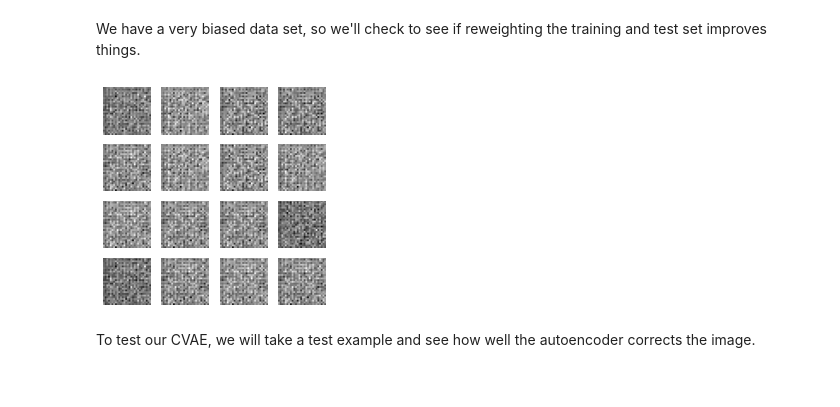
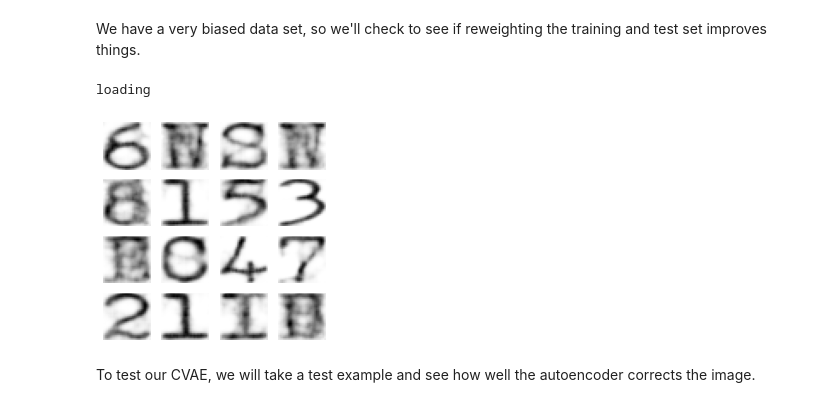
Before and after one commit to ggdhines/historical-transcriptions, a Jupyter notebook: notebooks/ocr followup.ipynb, the cells around one changed output. Saved outputs shown, nothing was run; the diff lists cells and outputs as text; code cells hidden in the pictures.

Commit message:
cleaned up model loading

```diff
--- a/notebooks/ocr followup.ipynb
+++ b/notebooks/ocr followup.ipynb
@@ -316,7 +316,7 @@ def train_step(model, x, optimizer):
     gradients = tape.gradient(loss, model.trainable_variables)
     optimizer.apply_gradients(zip(gradients, model.trainable_variables))
 # %%
-def generate_and_save_images(model, epoch, test_sample):
+def generate_images(model, epoch, test_sample):
     mean, logvar = model.encode(test_sample)
     z = model.reparameterize(mean, logvar)
     predictions = model.sample(z)
@@ -356,7 +356,7 @@ def train_model(train_images,test_images,model_name,epochs):
         shape=[num_examples_to_generate, latent_dim])
     model = CVAE(latent_dim)
 
-    generate_and_save_images(model, 0, test_sample)
+    generate_images(model, 0, test_sample)
     optimizer = tf.keras.optimizers.Adam(1e-4)
 
     for epoch in range(1, epochs + 1):
@@ -386,20 +386,34 @@ def load_or_train_model(train_images,test_images,model_name,epochs):
     """
     weights_file = f"{directory}weights_{model_name}"
 
-    if not os.path.exists(weights_file):
+    if not os.path.exists(weights_file+".index"):
         model = train_model(train_images,test_images,model_name,epochs)
         model.save_weights(weights_file)
     else:
+        print("loading")
+        latent_dim = 2
+        num_examples_to_generate = 16
+        batch_size = 64
+
         model = CVAE(latent_dim)
         model.load_weights(weights_file)
 
+        # show how the loaded model is doing
+        test_size = test_images.shape[0]
+        test_dataset = (tf.data.Dataset.from_tensor_slices(test_images)
+                    .shuffle(test_size).batch(batch_size))
+        for test_batch in test_dataset.take(1):
+            test_sample = test_batch[0:num_examples_to_generate, :, :, :]
+
+        generate_images(model, 0, test_sample)
     return model
 # %% [markdown]
 We have a very biased data set, so we'll check to see if reweighting the training and test set improves things.
 # %%
-base_model = train_model(train_images,test_images,"base",75)
+base_model = load_or_train_model(train_images,test_images,"base",50)
 # %% [output]
+loading
-[figure, old version]
+[figure, new version]
 # %% [markdown]
 To test our CVAE, we will take a test example and see how well the autoencoder corrects the image.
 # %%
```
